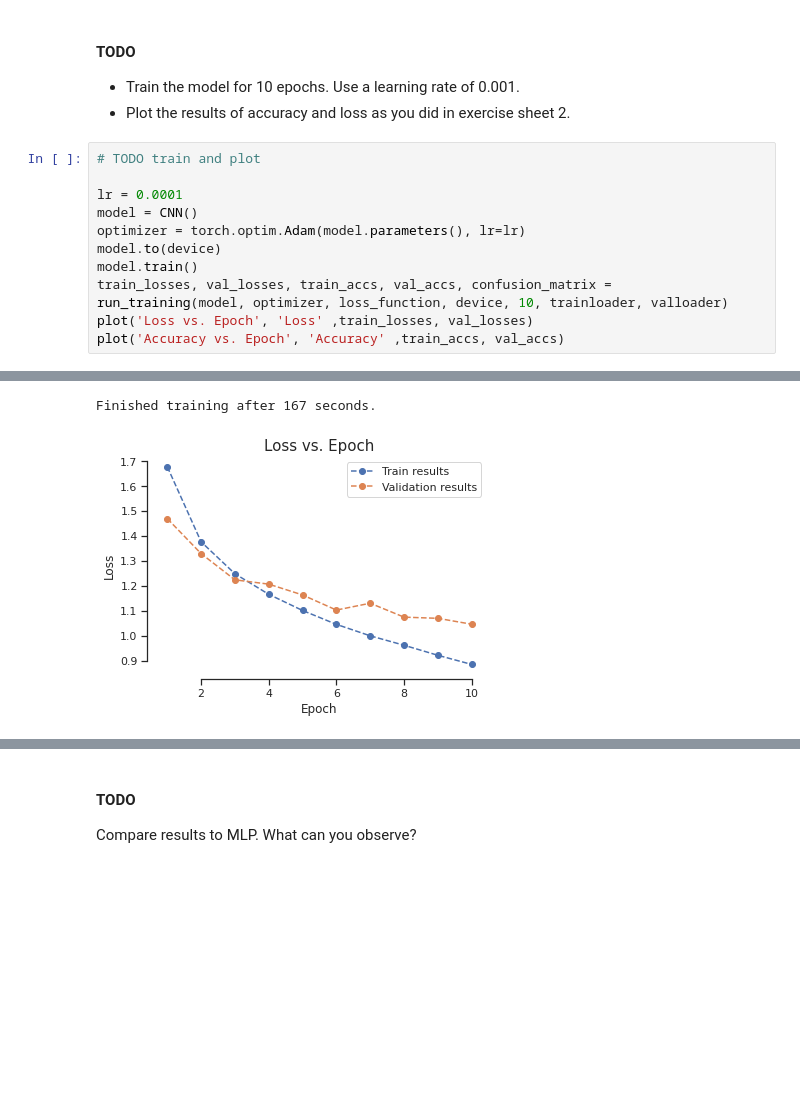
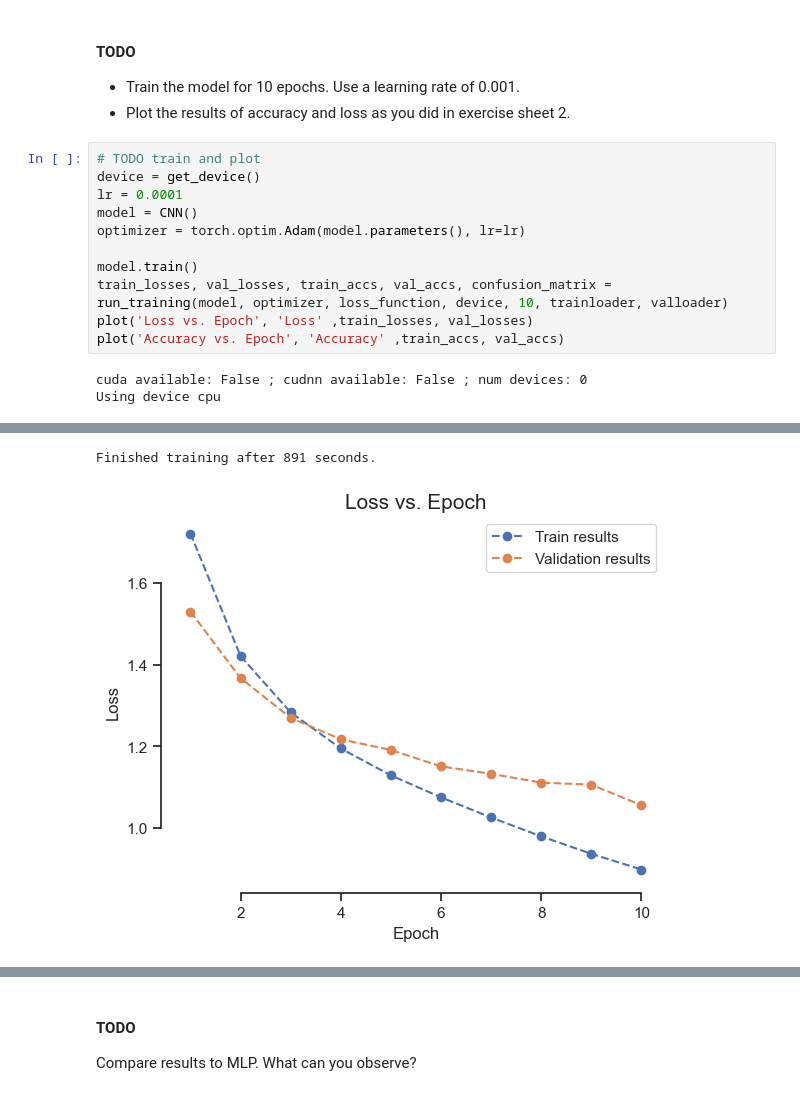
Before and after one commit to Yangshan-Xiang/mytorch, a Jupyter notebook: CNN.ipynb, the cells around one changed output, grey strips where cells are left out. Saved outputs shown, nothing was run; the diff lists cells and outputs as text; blank space fills up the shorter version.

```diff
--- a/CNN.ipynb
+++ b/CNN.ipynb
@@ -184,16 +172,18 @@ Non-trainable params: 0
 - Plot the results of accuracy and loss as you did in exercise sheet 2.
 # %%
 # TODO train and plot
-
+device = get_device()
 lr = 0.0001
 model = CNN()
 optimizer = torch.optim.Adam(model.parameters(), lr=lr)
-model.to(device)
+
 model.train()
 train_losses, val_losses, train_accs, val_accs, confusion_matrix = run_training(model, optimizer, loss_function, device, 10, trainloader, valloader)
 plot('Loss vs. Epoch', 'Loss' ,train_losses, val_losses)
 plot('Accuracy vs. Epoch', 'Accuracy' ,train_accs, val_accs)
 # %% [output]
+cuda available: False ; cudnn available: False ; num devices: 0
+Using device cpu
 [interactive output not drawn]
-Finished training after 167 seconds.
+Finished training after 891 seconds.
-[figure, old version]
+[figure, new version]
```
Also changed, not shown: parts of 2 cells of this notebook, 1 other file.
